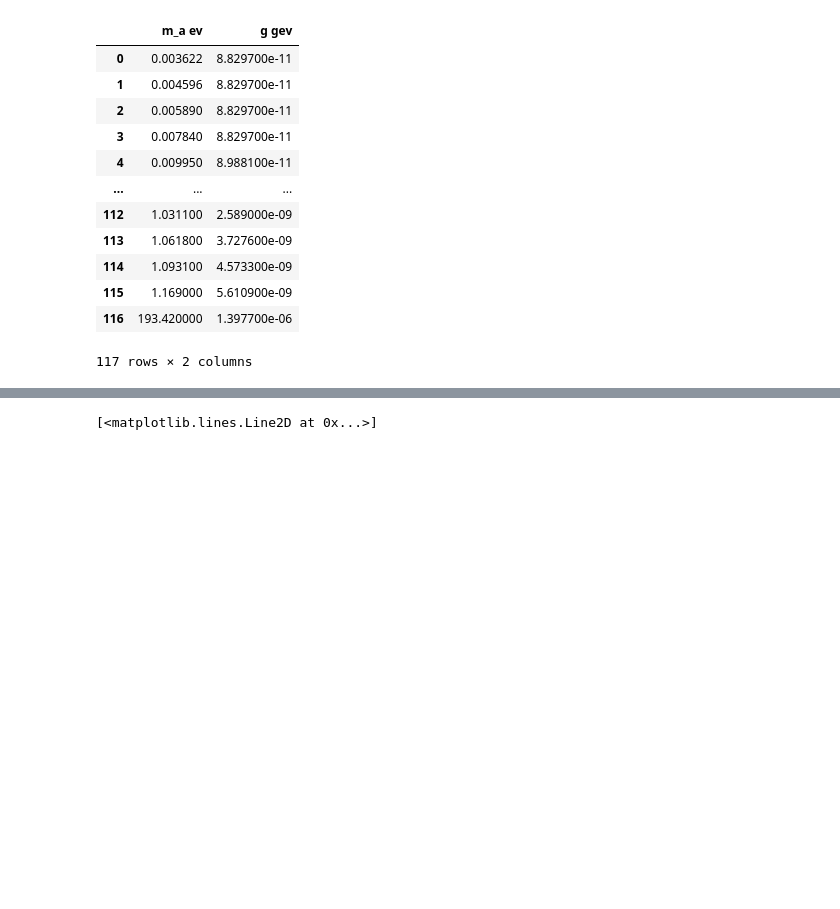
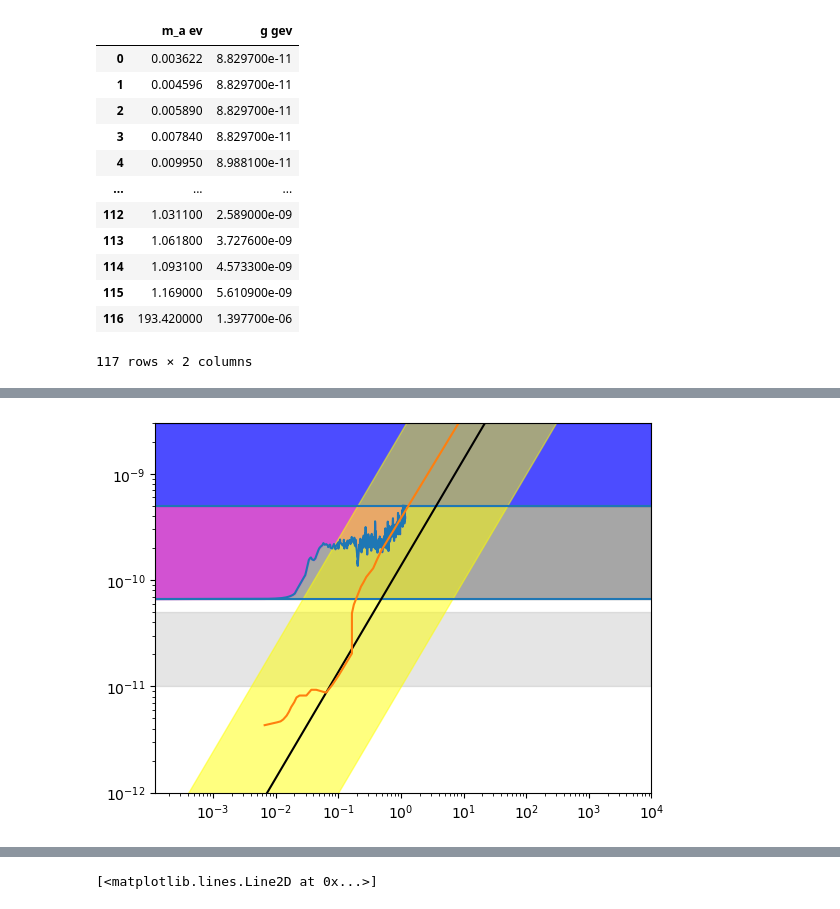
Before and after one commit to Taaseen-Islam-u7121940/Axion-Flux, a Jupyter notebook: Code/testing.ipynb, the cells around one changed output, grey strips where cells are left out. Cells and saved outputs as stored; diff of their text form; code cells hidden in the pictures; blank space fills up the shorter version.

```diff
--- a/Code/testing.ipynb
+++ b/Code/testing.ipynb
@@ -46,3 +78,34 @@ cast_M_df
+# %%
+fig,ax = plt.subplots()
+mass_axis = np.logspace(-4, 4)
+#ax.plot(cast_M_df["m_a ev"], cast_M_df["g gev"])
+ax.plot(cast_df["m_a ev"], cast_df["g gev"])
+
+ax.hlines(5e-10, 1e-4, 1e4)
+xenon = ax.fill_between((1e-4, 1e4), 5e-10, 3e-9, alpha=0.7, color="blue")
+hb_cut = ax.fill_between((1e-4, 1e4), 0.66e-10, 5e-10, color="gray", alpha=0.7)
+ax.hlines(0.66e-10, 1e-4, 1e4)
+
+cast = ax.fill_between(np.array(cast_df["m_a ev"]),
+                 np.array(cast_df["g gev"]), 5e-10, color="magenta", alpha=0.5)
+
+hb_hint = hb_cut = ax.fill_between((1e-4, 1e4), 0.1e-10, 0.5e-10, color="grey", alpha=0.2)
+
+#ax.plot(mass_axis, g_ag(mass_axis, en=44/3), color="black")
+#ax.plot(mass_axis, g_ag(mass_axis, en=2   ), color="black")
+ax.plot(mass_axis, g_ag(mass_axis, en=8/3 ), color="black")
+ax.fill_between(mass_axis,g_ag(mass_axis, en=44/3), g_ag(mass_axis, en=2), color="yellow", alpha=0.5)
+
+ax.plot(iaxo_df["m_a ev"], iaxo_df["g gev"])
+
+ax.set_xscale("log")
+ax.set_yscale("log")
+ax.set_ylim(1e-12, 3e-9)
+ax.set_xlim(1.2e-4, 1e4)
+
+plt.show()
+# %% [output]
+[figure, added]
 # %%
 fig,ax = plt.subplots()
 mass_axis = np.logspace(-4, 4)
```
Also changed, not shown: parts of 12 cells of this notebook, 4 other files.
